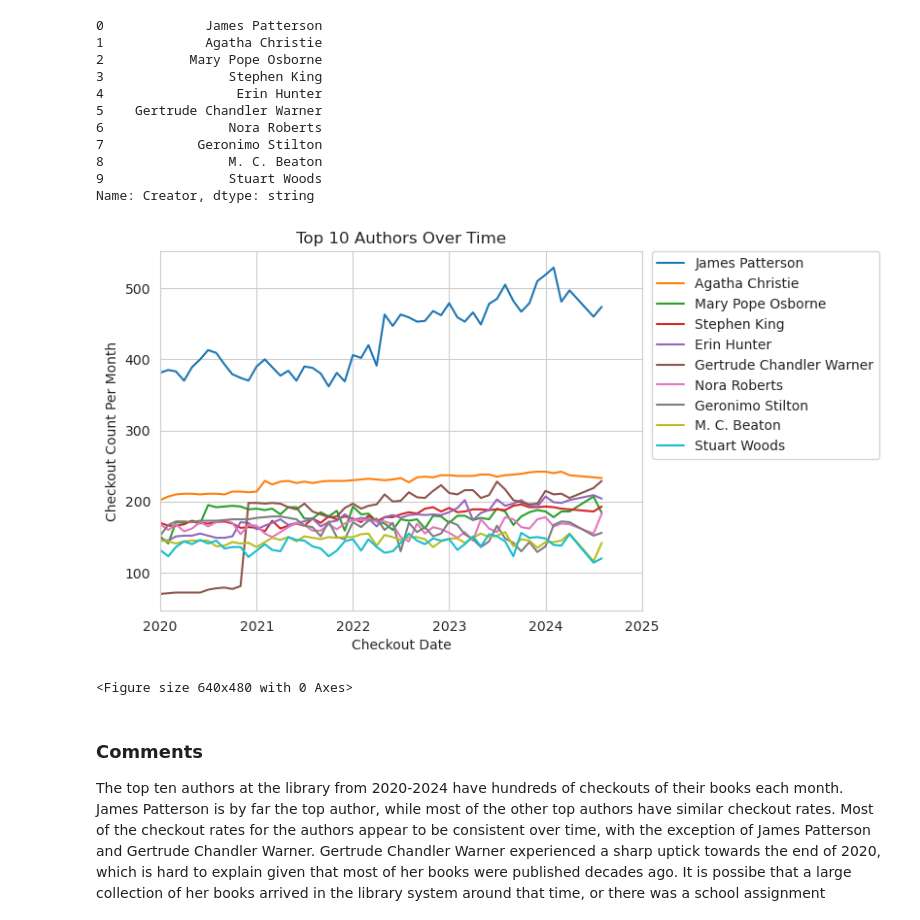
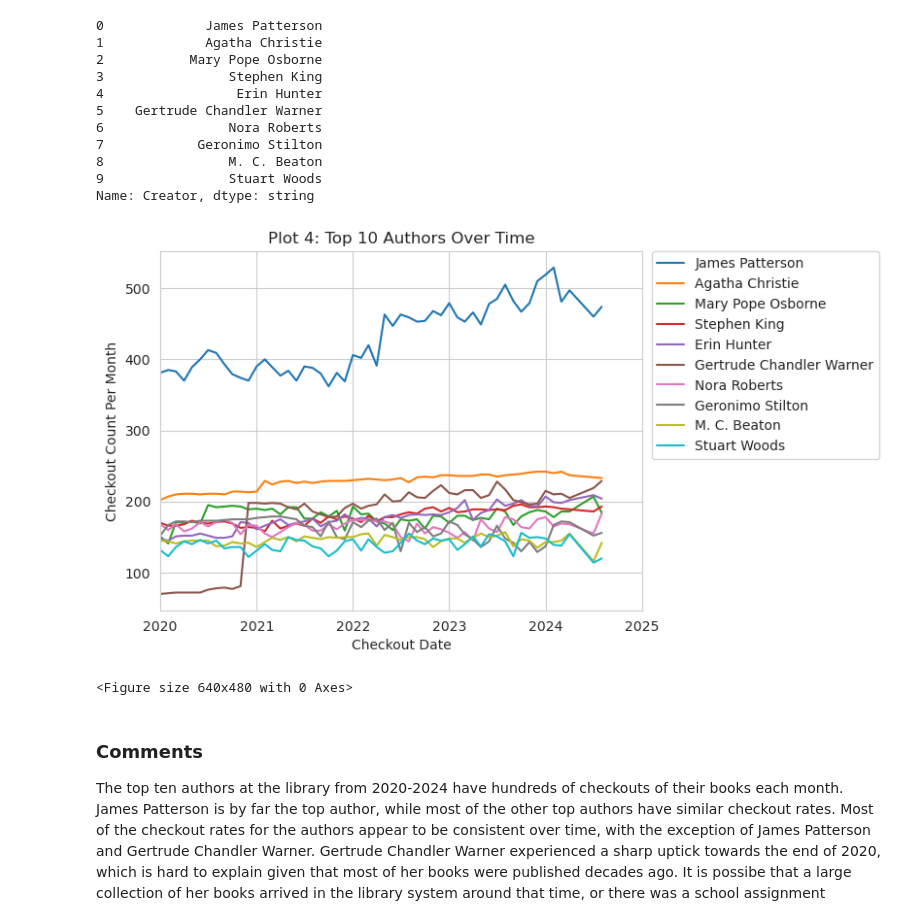
Before and after one commit to grace-blip/Seattle-Library-Project, a Jupyter notebook: Seattle_Library_Analysis.ipynb, the cells around one changed output. Cells and saved outputs as stored; diff of their text form; code cells hidden in the pictures.

```diff
--- a/Seattle_Library_Analysis.ipynb
+++ b/Seattle_Library_Analysis.ipynb
@@ -188,26 +204,27 @@ top_author_checkouts_by_date = top_author_checkouts[['Creator','CheckoutYear','C
 top_author_checkouts_by_date['Dummy_Day']=1
 top_author_checkouts_by_date['CheckoutDate']= pd.to_datetime({'year':top_author_checkouts_by_date['CheckoutYear'],'month':top_author_checkouts_by_date['CheckoutMonth'],'day':top_author_checkouts_by_date['Dummy_Day']})
 # %%
+#Plot data
 sns.lineplot(data=top_author_checkouts_by_date, x='CheckoutDate',y='CheckoutCount',hue='Creator', palette = sns.color_palette(palette='tab10'), hue_order=top_authors)
 plt.legend(bbox_to_anchor=(1.02, 1), loc='upper left', borderaxespad=0)
 
 ##TODO: Make it so the legend displays the ranking of the author
 
 #set x axis ticks
 ax=plt.gca()
 start_date = datetime.datetime(2020, 1, 1)
 end_date = datetime.datetime(2025, 1, 1)
 ax.set_xlim(start_date, end_date)
 ax.set_xticks([start_date, datetime.datetime(2021, 1, 1), datetime.datetime(2022, 1, 1), datetime.datetime(2023, 1, 1), datetime.datetime(2024, 1, 1),end_date])
 ax.set_xticklabels(['2020','2021','2022','2023','2024','2025'])
 
-plt.title('Top 10 Authors Over Time')
+plt.title('Plot 4: Top 10 Authors Over Time')
 plt.ylabel('Checkout Count Per Month')
 plt.xlabel('Checkout Date')
 plt.show()
 plt.clf()
 # %% [output]
-[figure, old version]
+[figure, new version]
 <Figure size 640x480 with 0 Axes>
 # %% [markdown]
 ### Comments
```
Also changed, not shown: parts of 26 cells of this notebook.
